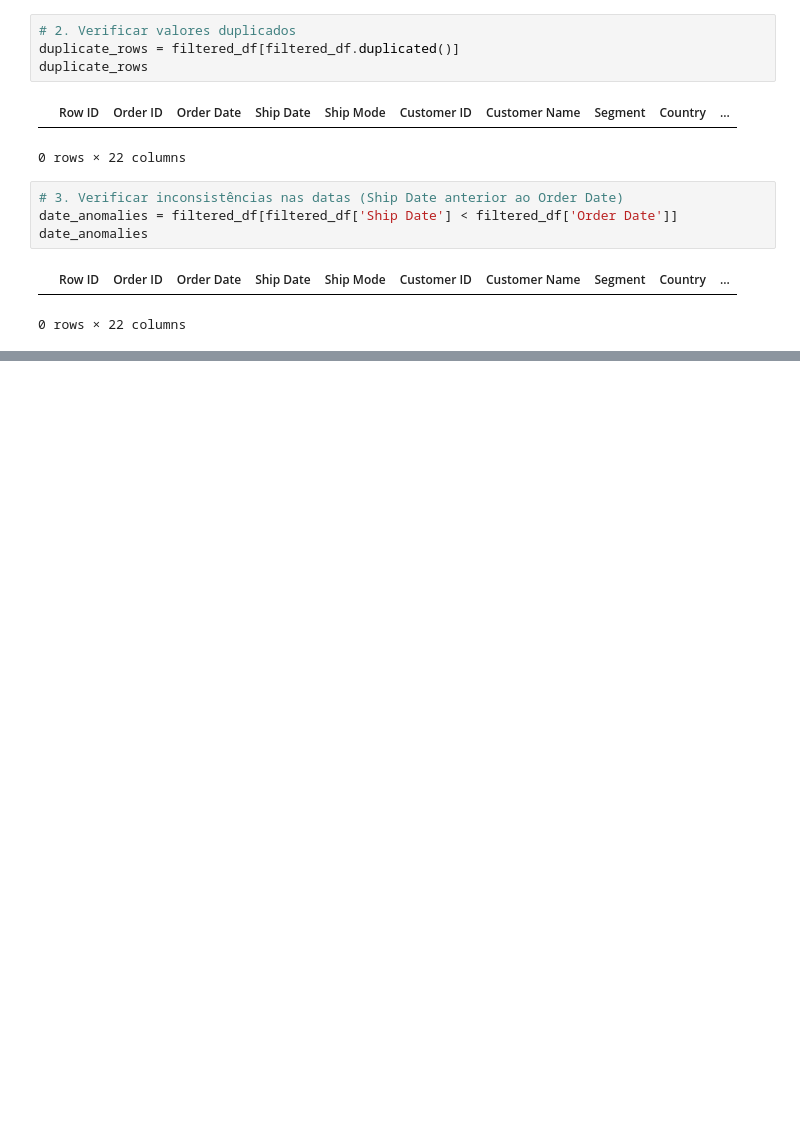
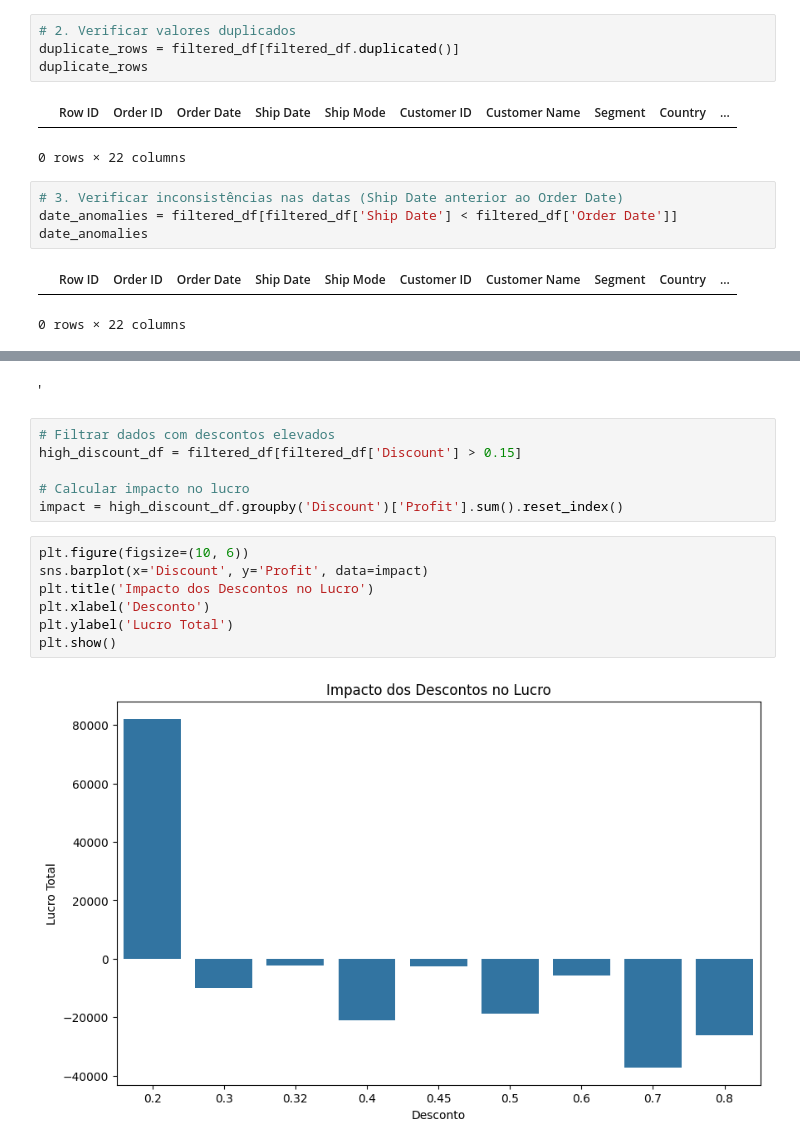
Before and after one commit to Guiveli/-Case-Test, a Jupyter notebook: Relatorio_Anomalia.ipynb, the cells around one changed output, grey strips where cells are left out. Cells and saved outputs as stored; diff of their text form; blank space fills up the shorter version.

```diff
--- a/Relatorio_Anomalia.ipynb
+++ b/Relatorio_Anomalia.ipynb
@@ -285,0 +307,17 @@ for var in variables:
+# %% [markdown]
+'
+# %%
+# Filtrar dados com descontos elevados
+high_discount_df = filtered_df[filtered_df['Discount'] > 0.15]
+
+# Calcular impacto no lucro
+impact = high_discount_df.groupby('Discount')['Profit'].sum().reset_index()
+# %%
+plt.figure(figsize=(10, 6))
+sns.barplot(x='Discount', y='Profit', data=impact)
+plt.title('Impacto dos Descontos no Lucro')
+plt.xlabel('Desconto')
+plt.ylabel('Lucro Total')
+plt.show()
+# %% [output]
+[figure, added]
```
Also changed, not shown: parts of 11 cells of this notebook.
